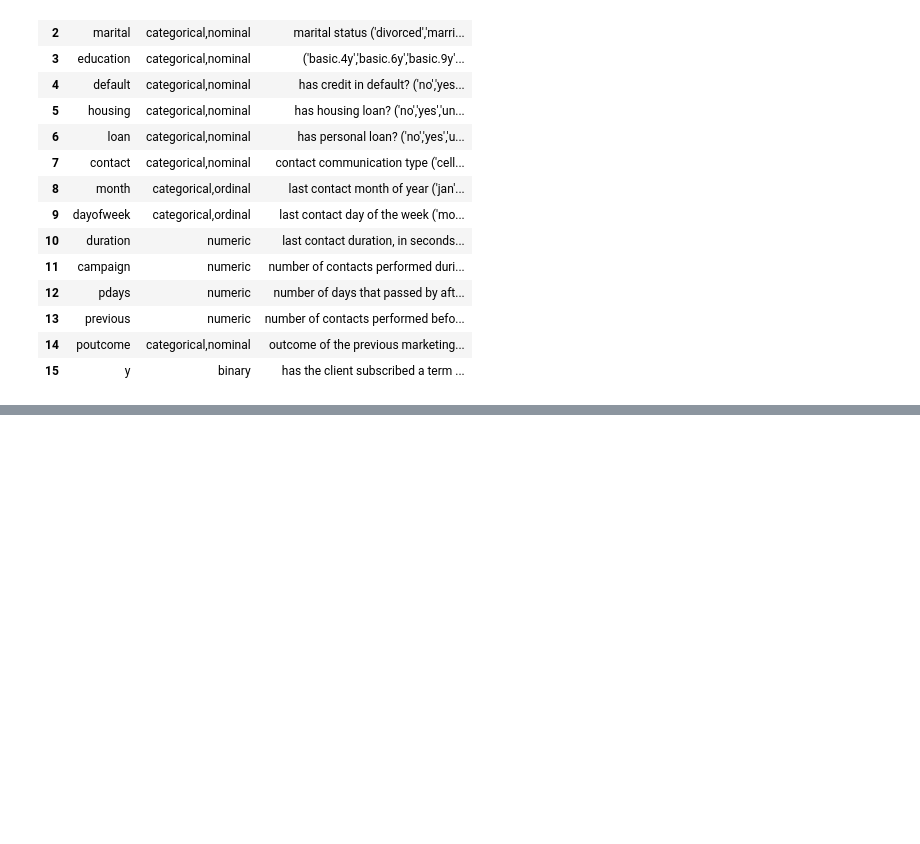
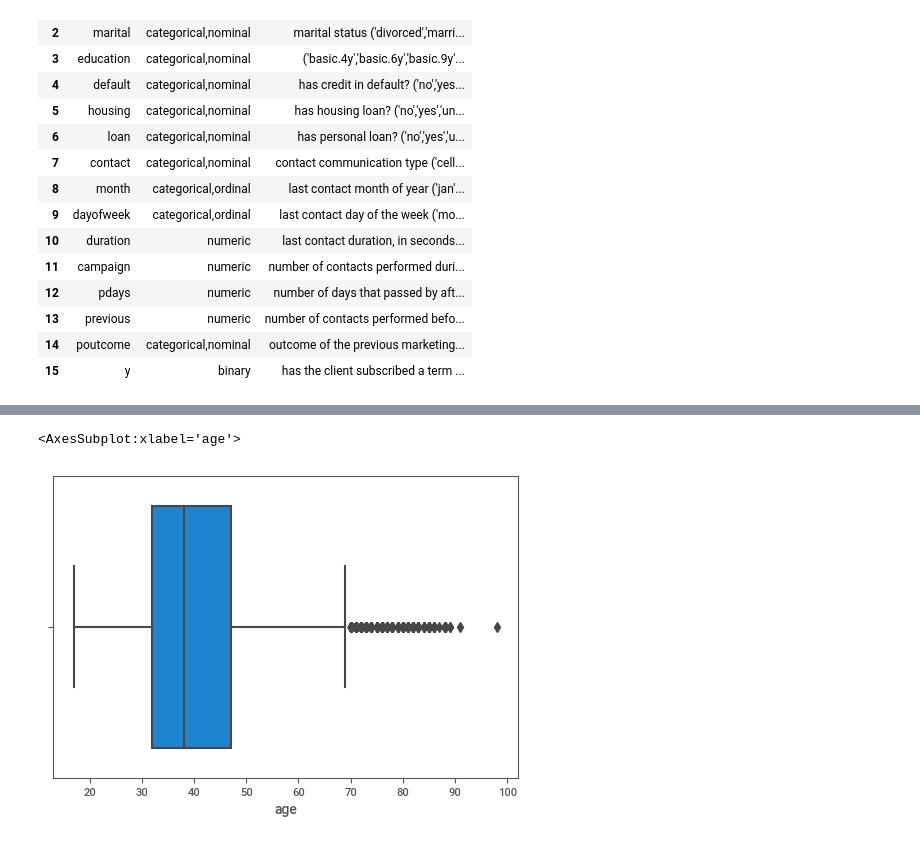
Before and after one commit to mbaltar/TrilhaDadosModal, a Jupyter notebook: modulo4.ipynb, the cells around one changed output, grey strips where cells are left out. Saved outputs shown, nothing was run; the diff lists cells and outputs as text; code cells hidden in the pictures; blank space fills up the shorter version.

```diff
--- a/modulo4.ipynb
+++ b/modulo4.ipynb
@@ -33,3 +35,6 @@ metadados
 | 13 | previous | numeric | number of contacts performed befo... |
 | 14 | poutcome | categorical,nominal | outcome of the previous marketing... |
 | 15 | y | binary | has the client subscribed a term ... |
+# %%
+dados = pd.read_csv('new_train.csv', sep=',')
+dados.head()
@@ -35,0 +175,5 @@ metadados
+# %%
+sns.boxplot(x=dados['age'])
+# %% [output]
+<AxesSubplot:xlabel='age'>
+[figure, added]
```
Also changed, not shown: parts of 30 cells of this notebook, 1 other file.
